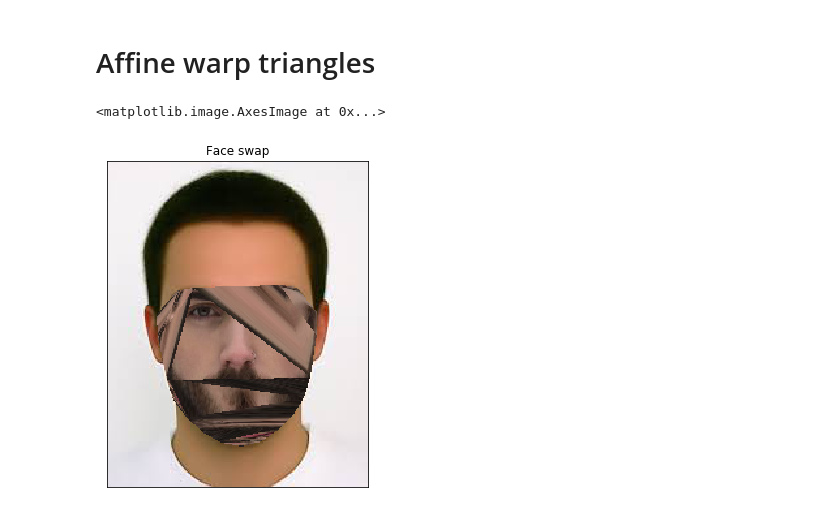
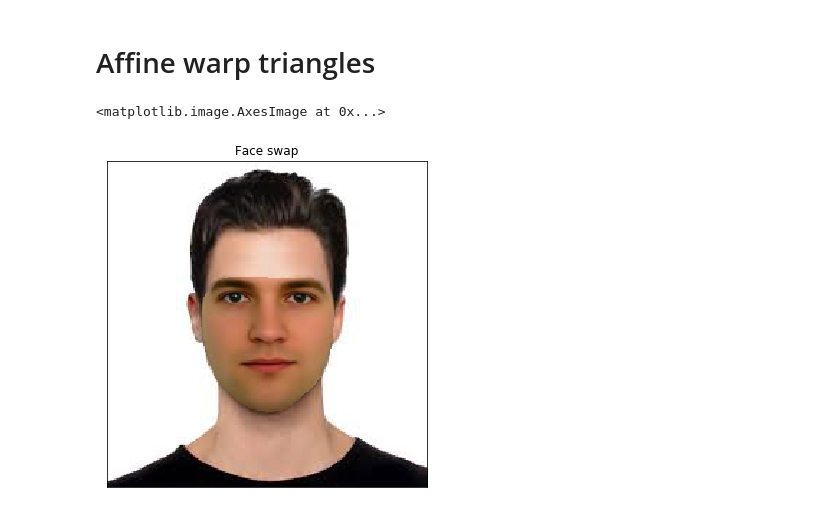
Before and after one commit to betogaona7/hairstyle, a Jupyter notebook: FS-Warping-Technique/Image-warping.ipynb, the cells around one changed output. Cells and saved outputs as stored; diff of their text form; code cells hidden in the pictures.

```diff
--- a/FS-Warping-Technique/Image-warping.ipynb
+++ b/FS-Warping-Technique/Image-warping.ipynb
@@ -38,10 +38,8 @@ def show_facial_landmarks(landmarks, image_path):
     ax1.imshow(image)
     return None
 
-#source_img = './img/source-face.jpeg'
-source_img = './img/imag1.jpg'
-#target_img = './img/target-face.jpeg'
-target_img = './img/source-face.jpeg'
+source_img = './img/source-face.jpeg'
+target_img = './img/target-face.jpeg'
 predictor_path = './../detector_architectures/shape_predictor_68_face_landmarks.dat'
 
 source_landmarks = get_facial_landmarks(predictor_path, source_img)
@@ -56,14 +54,13 @@ show_facial_landmarks(target_landmarks, target_img)
 # Convex hull
 # %%
 def get_convex_hull(points):
-    return cv2.convexHull(points)
+    return cv2.convexHull(points, returnPoints=False)
 
 def draw_convex_hull(points, image_path):
     img = cv2.imread(image_path)
     img = cv2.cvtColor(img, cv2.COLOR_BGR2RGB)
-
-    filler = get_convex_hull(points)
-    cv2.drawContours(img, [filler], -1, (0,0,255), 2)
+    filler = get_convex_hull(np.array(points))
+    cv2.drawContours(img,filler, -1, (0,0,255), 2)
     fig = plt.figure(figsize=(6, 6,))
     ax1 = fig.add_subplot(111)
     ax1.set_xticks([])
@@ -73,5 +70,22 @@ def draw_convex_hull(points, image_path):
     ax1.imshow(img)
     return None
 
-draw_convex_hull(source_landmarks, source_img)
-draw_convex_hull(target_landmarks, target_img)
+def fix_points(landmarks):
+    points = []
+    for landmark in landmarks:
+        points.append((landmark[0], landmark[1]))
+    return points
+
+source_landmarks = fix_points(source_landmarks)
+target_landmarks = fix_points(target_landmarks)
+
+src_points = []
+dst_points = []
+
+hullIndex = get_convex_hull(np.array(target_landmarks))
+for i in range(0, len(hullIndex)):
+    src_points.append(source_landmarks[int(hullIndex[i])])
+    dst_points.append(target_landmarks[int(hullIndex[i])])
+
+#draw_convex_hull(source_landmarks, source_img)
+#draw_convex_hull(target_landmarks, target_img)
@@ -166,41 +184,40 @@ img1 = cv2.cvtColor(img1, cv2.COLOR_BGR2RGB)
 img2 = cv2.imread(target_img)
 img2 = cv2.cvtColor(img2, cv2.COLOR_BGR2RGB)
 
-for triangles in zip(source_delaunay_points, target_delaunay_points):
-    src_tri = np.float32([triangles[0]])
-    dst_tri = np.float32([triangles[1]])
-
+for triangle in zip(src_triangles, dst_triangles):
+    src_tri = np.float32([triangle[0]])
+    dst_tri = np.float32([triangle[1]])
     # Find bounding rectangle for each triangle
     r1 = cv2.boundingRect(src_tri)
     r2 = cv2.boundingRect(dst_tri)
     # Crop images and change coordinates
     src_tri_cropped = []
     dst_tri_cropped = []
 
     for i in range(0,3):
         src_tri_cropped.append(( (src_tri[0][i][0] - r1[0]), (src_tri[0][i][1] - r1[1]) ))
         dst_tri_cropped.append(( (dst_tri[0][i][0] - r2[0]), (dst_tri[0][i][1] - r2[1]) ))
 
     src_img_cropped = img1[ r1[1]:r1[1]+r1[3], r1[0]:r1[0]+r1[2]]
     # Estimate the affine transform
     warp_mat = cv2.getAffineTransform(np.float32(src_tri_cropped), np.float32(dst_tri_cropped))
     # Warp pixels inside bounding box
     dst_img_cropped = cv2.warpAffine(src_img_cropped, warp_mat, (r2[2], r2[3]), None, flags=cv2.INTER_LINEAR, borderMode=cv2.BORDER_REFLECT_101)
     # Mask pixels outside the triangle
     mask = np.zeros((r2[3], r2[2], 3), dtype=np.float32)
 
     cv2.fillConvexPoly(mask, np.int32(dst_tri_cropped), (1.,1.,1.), 16, 0)
     dst_img_cropped = dst_img_cropped * mask
     img2[r2[1]:r2[1]+r2[3], r2[0]:r2[0]+r2[2]] = img2[r2[1]:r2[1]+r2[3], r2[0]:r2[0]+r2[2]] * ( (1.0, 1.0, 1.0) - mask )
     img2[r2[1]:r2[1]+r2[3], r2[0]:r2[0]+r2[2]] = img2[r2[1]:r2[1]+r2[3], r2[0]:r2[0]+r2[2]] + dst_img_cropped
 
 
 fig = plt.figure(figsize=(6, 6,))
 ax1 = fig.add_subplot(111)
 ax1.set_xticks([])
 ax1.set_yticks([])
 ax1.set_title('Face swap')
 ax1.imshow(img2)
 # %% [output]
 <matplotlib.image.AxesImage at 0x...>
-[figure, old version]
+[figure, new version]
```
Also changed, not shown: parts of 4 cells of this notebook.
